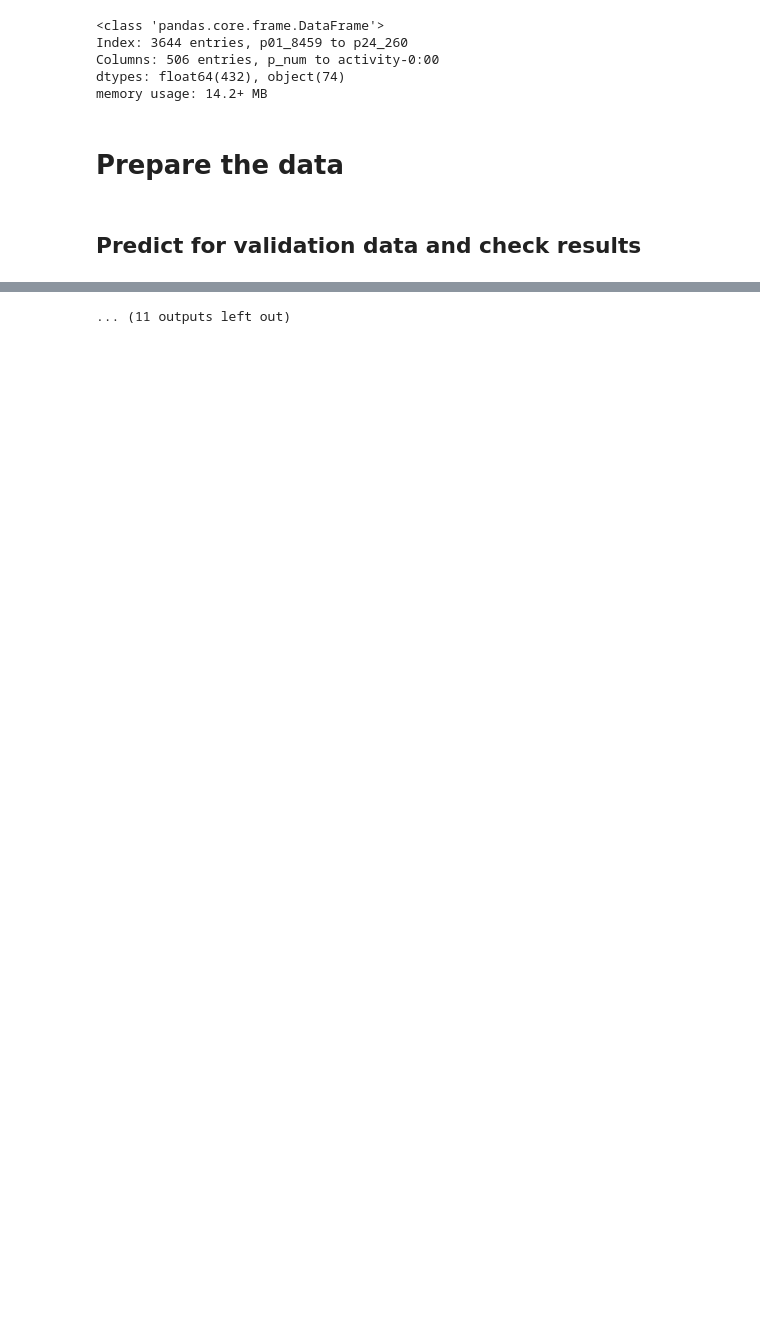
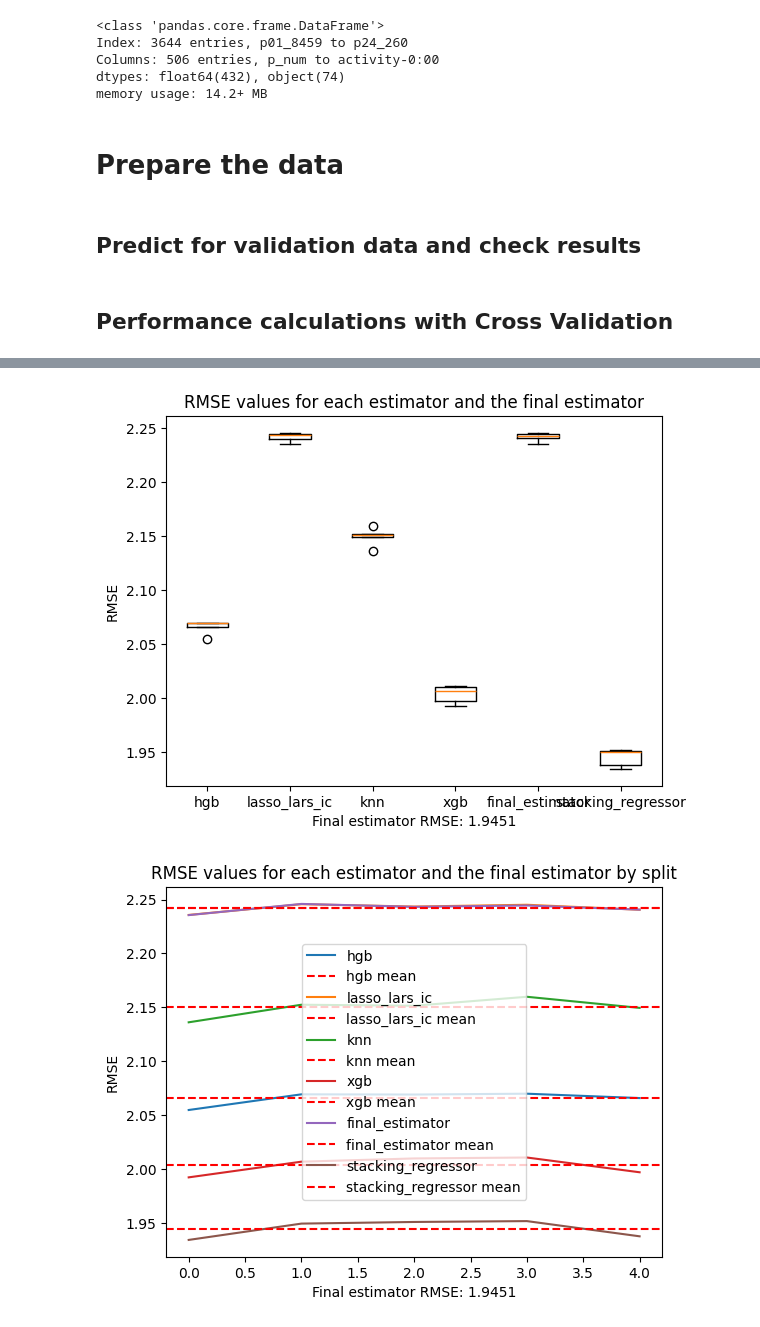
Before and after one commit to masaver/brist1d, a Jupyter notebook: notebooks/ralf/modelling/3.30-global-model-bg-insulin-cals-hr-steps-1hs-5min/03-baseline-model-v0.0-2.3830.ipynb, the cells around one changed output, grey strips where cells are left out. Cells and saved outputs as stored; diff of their text form; code cells hidden in the pictures; blank space fills up the shorter version.

```diff
--- a/notebooks/ralf/modelling/3.30-global-model-bg-insulin-cals-hr-steps-1hs-5min/03-baseline-model-v0.0-2.3830.ipynb
+++ b/notebooks/ralf/modelling/3.30-global-model-bg-insulin-cals-hr-steps-1hs-5min/03-baseline-model-v0.0-2.3830.ipynb
@@ -5,7 +5,7 @@ import pandas as pd
 
 from data import load_data_selected_features
 
-train_data, additional_train_data, test_data = load_data_selected_features()
+train_data, augmented_train_data, test_data = load_data_selected_features()
 # %%
 train_data.info()
 # %% [output]
@@ -49,3 +35,20 @@ y_additional_train = additional_train_data_transformed['bg+1:00']
+# %%
+from pipelines_selected_features import pipeline
+
+all_train_data = pd.concat([train_data, augmented_train_data], axis=0)
+all_train_data_transformed = pipeline.fit_transform(all_train_data)
+test_data_transformed = pipeline.transform(test_data)
+
+train_data_transformed = all_train_data_transformed[:len(train_data)]
+augmented_train_data_transformed = all_train_data_transformed[len(train_data):]
+
+X_train = train_data_transformed.drop(columns=['bg+1:00'])
+y_train = train_data_transformed['bg+1:00']
+
+X_augmented_train = augmented_train_data_transformed.drop(columns=['bg+1:00'])
+y_augmented_train = augmented_train_data_transformed['bg+1:00']
+
+X_test = test_data_transformed.copy()
 # %% [markdown]
 ## Predict for validation data and check results
 # %%
@@ -69,6 +72,8 @@ estimators = [
 baseline_model = StackingRegressor(
     estimators=estimators,
     final_estimator=Ridge(alpha=0.1), n_jobs=-1, verbose=2)
+# %% [markdown]
+## Performance calculations with Cross Validation
 # %%
 from datetime import datetime
 import os
@@ -79,7 +84,7 @@ model_name = f'{date_time}-baseline-model'
 
 save_model(baseline_model, os.path.join('models', f'{model_name}.pkl'))
 
-performances = calculate_stacking_regressor_performance(baseline_model, X_train, y_train, X_additional_train, y_additional_train)
+performances = calculate_stacking_regressor_performance(baseline_model, X_train, y_train, X_augmented_train, y_augmented_train)
 save_performances(performances, os.path.join('models', f'{model_name}-performances.json'))
 
 get_rmse_boxplot_chart(performances).show()
@@ -202 +198,2 @@ get_rmse_line_chart(performances).show()
-... (11 outputs left out)
+[figure, added]
+[figure, added]
```
Also changed, not shown: parts of 9 cells of this notebook, 26 other files.
